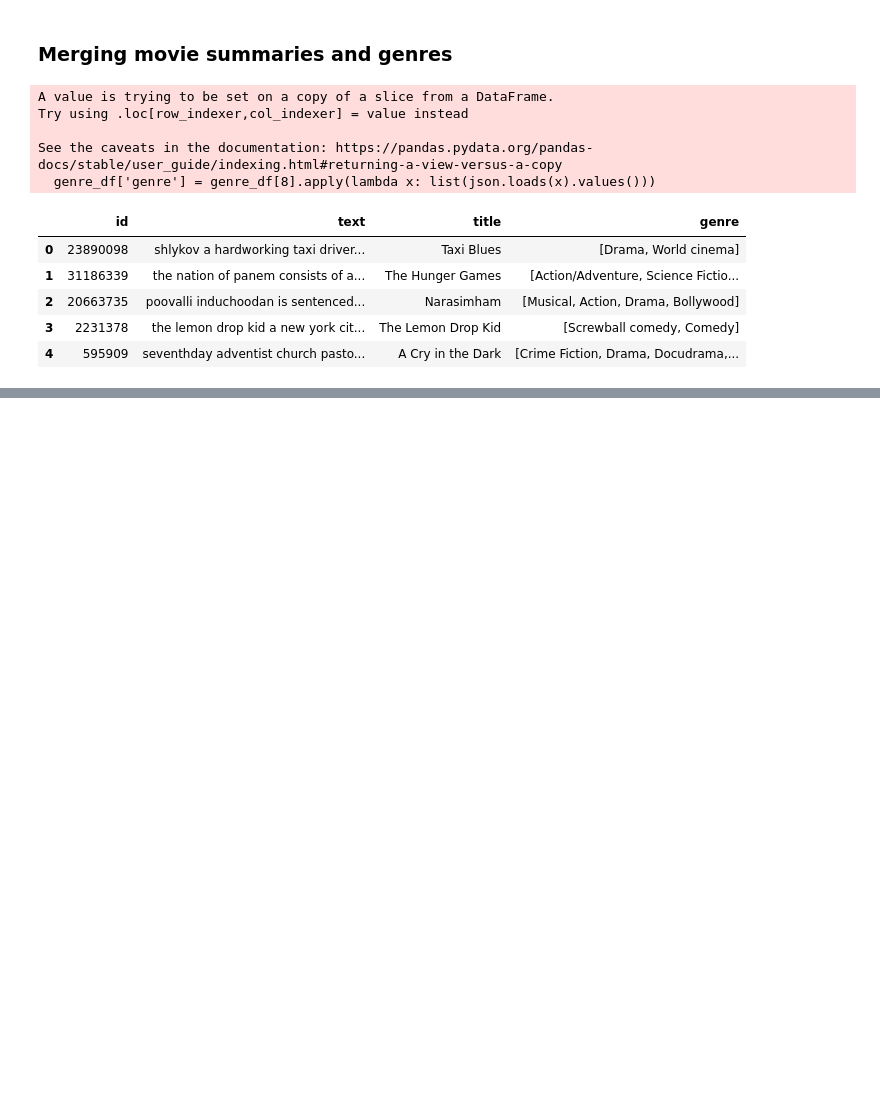
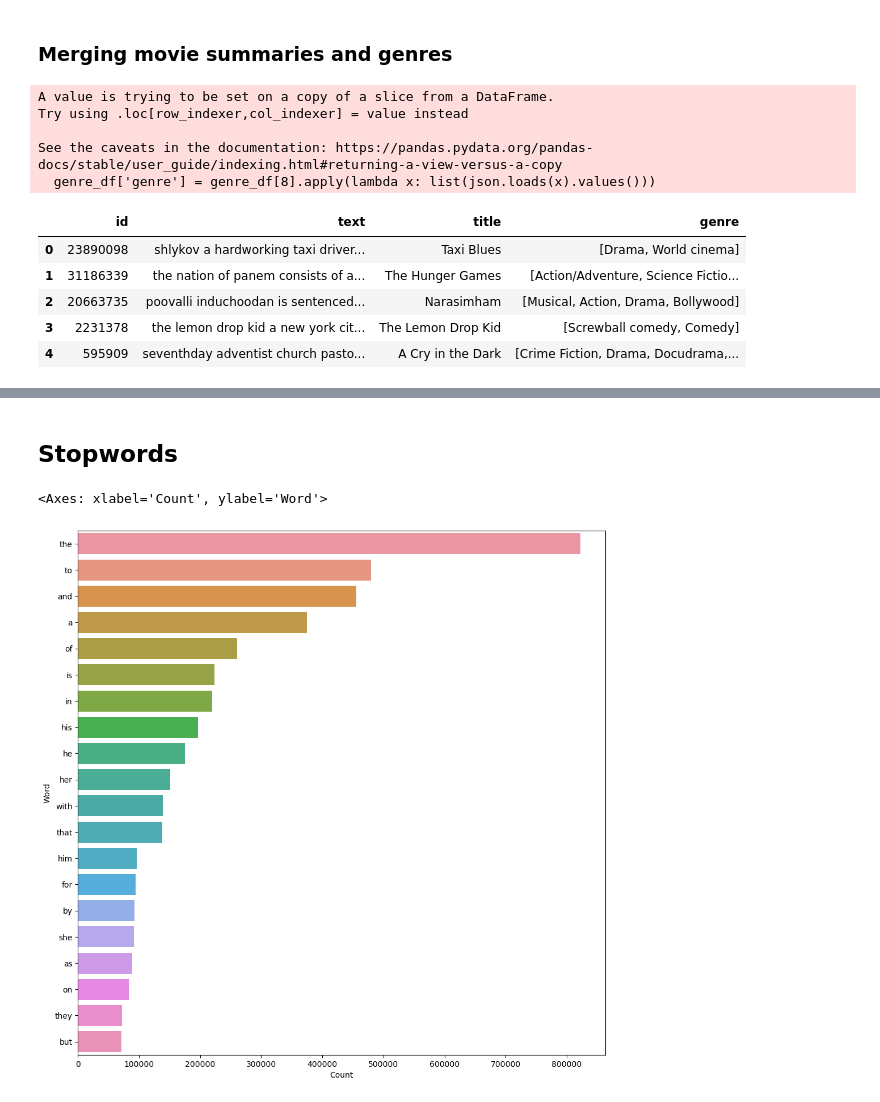
Before and after one commit to MatthiasRemta/NLP_Project, a Jupyter notebook: FINAL_Data_extraction.ipynb, the cells around one changed output, grey strips where cells are left out. Saved outputs shown, nothing was run; the diff lists cells and outputs as text; code cells hidden in the pictures; blank space fills up the shorter version.

```diff
--- a/FINAL_Data_extraction.ipynb
+++ b/FINAL_Data_extraction.ipynb
@@ -106,0 +151,14 @@ df.to_pickle("./Data/MovieSummaries/plots_genres.pkl")
+# %% [markdown]
+## Stopwords
+# %%
+fdist = freq_plot(df["text"])
+words_df = pd.DataFrame.from_dict(fdist, orient="index")
+words_df = words_df.reset_index()
+words_df.columns = ["Word","Count"]
+
+
+plt.figure(figsize=(12,12))
+sns.barplot(data= words_df.sort_values(by="Count",ascending= False).iloc[:20, :], x = "Count", y= "Word")
+# %% [output]
+<Axes: xlabel='Count', ylabel='Word'>
+[figure, added]
```
Also changed, not shown: parts of 8 cells of this notebook.
